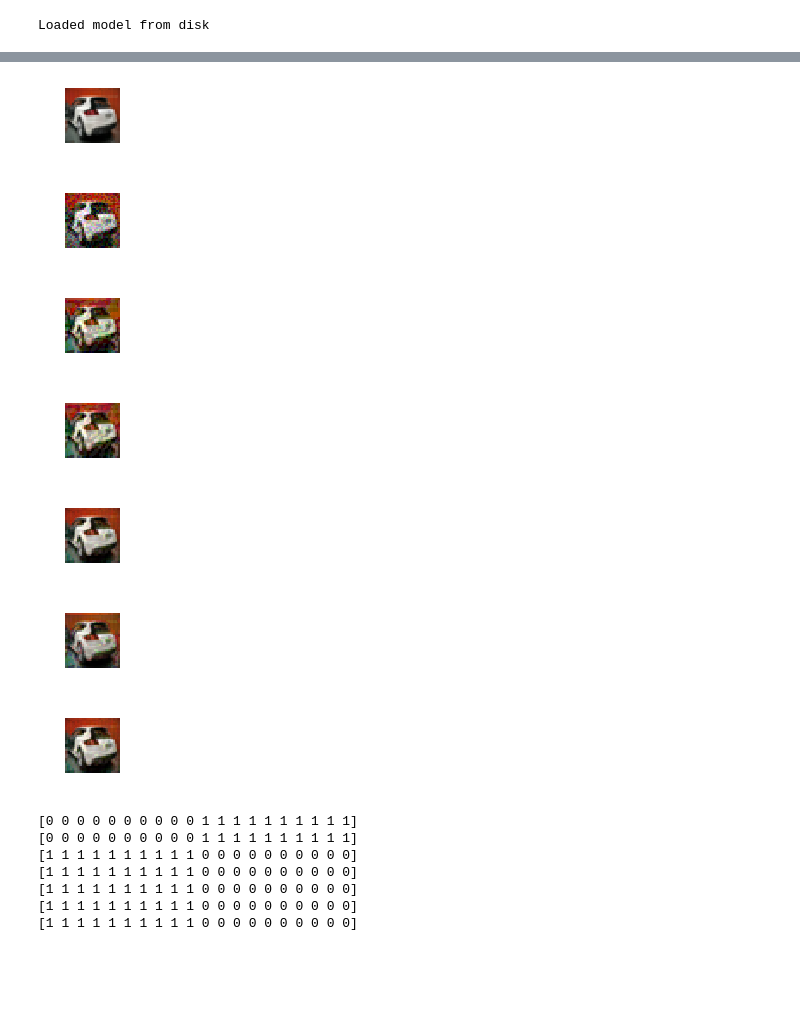
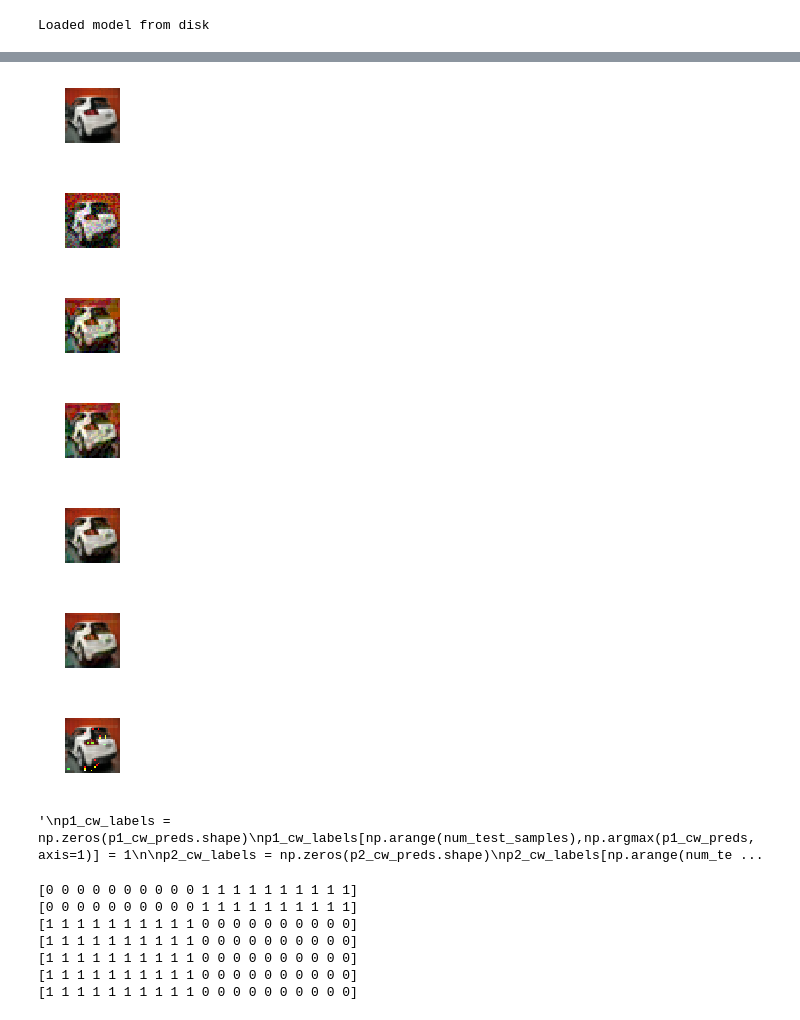
Before and after one commit to jasjeetIM/AdversarialDetector, a Jupyter notebook: notebooks/CIFAR2.ipynb, the cells around one changed output, grey strips where cells are left out. Saved outputs shown, nothing was run; the diff lists cells and outputs as text; code cells hidden in the pictures; blank space fills up the shorter version.

```diff
--- a/notebooks/CIFAR2.ipynb
+++ b/notebooks/CIFAR2.ipynb
@@ -74,6 +74,8 @@ noisy_data = model.generate_perturbed_data(model.test_data[test_indices], model.
 fgsm_data = model.generate_perturbed_data(model.test_data[test_indices], model.test_labels[test_indices],seed=SEED, perturbation='FGSM', eps=0.1)
 bim_data = model.generate_perturbed_data(model.test_data[test_indices], model.test_labels[test_indices], seed=SEED, perturbation='BIM', iterations=10, eps=0.1)
 cw_data = model.generate_perturbed_data(model.test_data[test_indices], model.test_labels[test_indices],seed=SEED, perturbation='CW', targeted=False, eps=0.1)
+df_data = model.generate_perturbed_data(model.test_data[test_indices], model.test_labels[test_indices],seed=SEED, perturbation='DF', nb_candidate=2)
+jsma_data = model.generate_perturbed_data(model.test_data[test_indices], model.test_labels[test_indices],seed=SEED, perturbation='JSMA')
 # %%
 #Whitebox CW Attack
 #First get guide images
@@ -116,21 +136,25 @@ model.model.evaluate(model.test_data, model.test_labels)
 # %%
 #Lets visualize one sample from each dataset
 x_vis = np.random.choice(range(0,num_test_samples), 1)
 visualize(reg_data[x_vis].reshape(32,32,3))
 visualize(noisy_data[x_vis].reshape(32,32,3))
 visualize(fgsm_data[x_vis].reshape(32,32,3))
 visualize(bim_data[x_vis].reshape(32,32,3))
 visualize(cw_data[x_vis].reshape(32,32,3))
-visualize(p1_cw_data[x_vis].reshape(32,32,3))
-visualize(p2_cw_data[x_vis].reshape(32,32,3))
+visualize(df_data[x_vis].reshape(32,32,3))
+visualize(jsma_data[x_vis].reshape(32,32,3))
+
+
+#visualize(p1_cw_data[x_vis].reshape(32,32,3))
+#visualize(p2_cw_data[x_vis].reshape(32,32,3))
 # %% [output]
 [figure]
 [figure]
 [figure]
 [figure]
 [figure]
 [figure]
-[figure, old version]
+[figure, new version]
 # %%
 #Get predictions
 reg_preds = model.model.predict(reg_data.reshape(-1,32,32,3))
@@ -157,11 +183,21 @@ bim_labels[np.arange(num_test_samples),np.argmax(bim_preds, axis=1)] = 1
 cw_labels = np.zeros(cw_preds.shape)
 cw_labels[np.arange(num_test_samples),np.argmax(cw_preds, axis=1)] = 1
 
+df_labels = np.zeros(df_preds.shape)
+df_labels[np.arange(num_test_samples),np.argmax(df_preds, axis=1)] = 1
+
+jsma_labels = np.zeros(jsma_preds.shape)
+jsma_labels[np.arange(num_test_samples),np.argmax(jsma_preds, axis=1)] = 1
+
+
+"""
 p1_cw_labels = np.zeros(p1_cw_preds.shape)
 p1_cw_labels[np.arange(num_test_samples),np.argmax(p1_cw_preds, axis=1)] = 1
 
 p2_cw_labels = np.zeros(p2_cw_preds.shape)
-p2_cw_labels[np.arange(num_test_samples),np.argmax(p2_cw_preds, axis=1)] = 1
+p2_cw_labels[np.arange(num_test_samples),np.argmax(p2_cw_preds, axis=1)] = 1"""
+# %% [output]
+'\np1_cw_labels = np.zeros(p1_cw_preds.shape)\np1_cw_labels[np.arange(num_test_samples),np.argmax(p1_cw_preds, axis=1)] = 1\n\np2_cw_labels = np.zeros(p2_cw_preds.shape)\np2_cw_labels[np.arange(num_te ...
 # %%
 #Check preds to ensure adversarial samples were generated correctly
 print (np.argmax(reg_preds, axis=1))
```
Also changed, not shown: parts of 12 cells of this notebook, 6 other files.
